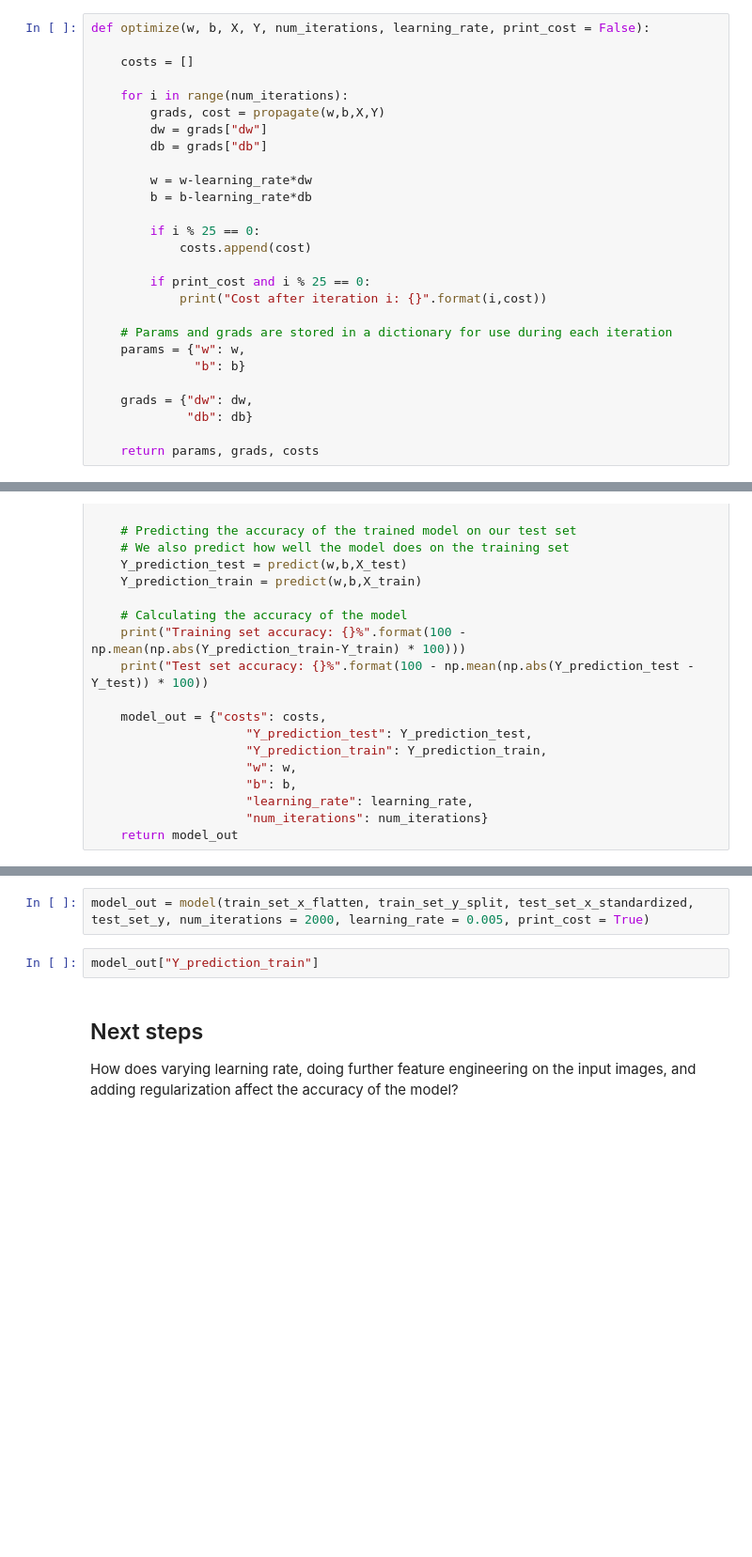
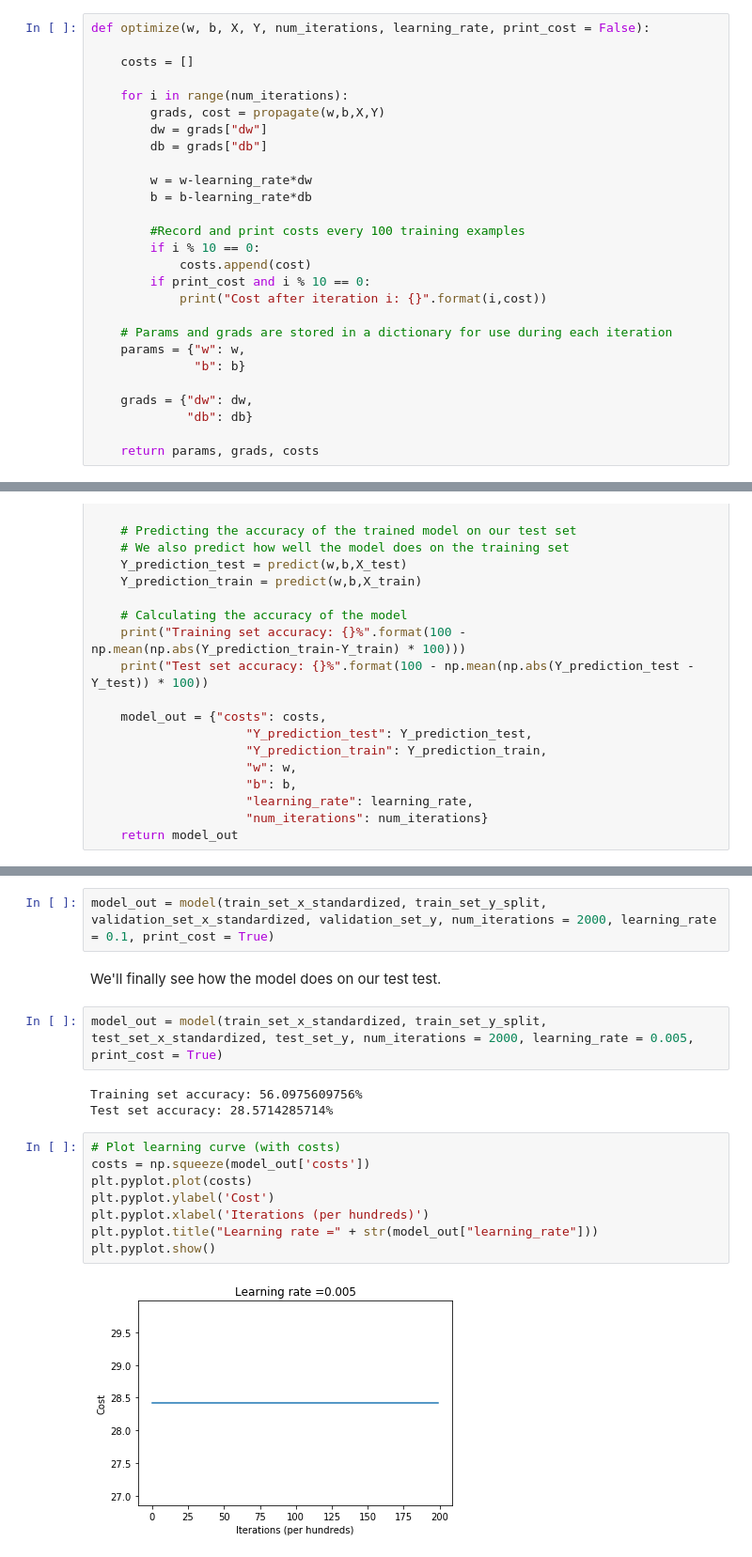
Before and after one commit to jissac/ScratchML, a Jupyter notebook: CatsvsDogs_Logistic_Regression.ipynb, the cells around one changed output, grey strips where cells are left out. Shown: that part at 94% size. Cells and saved outputs as stored; diff of their text form; blank space fills up the shorter version.

```diff
--- a/CatsvsDogs_Logistic_Regression.ipynb
+++ b/CatsvsDogs_Logistic_Regression.ipynb
@@ -207,10 +237,10 @@ def optimize(w, b, X, Y, num_iterations, learning_rate, print_cost = False):
         w = w-learning_rate*dw
         b = b-learning_rate*db
 
-        if i % 25 == 0:
+        #Record and print costs every 100 training examples
+        if i % 10 == 0:
             costs.append(cost)
-
-        if print_cost and i % 25 == 0:
+        if print_cost and i % 10 == 0:
             print("Cost after iteration i: {}".format(i,cost))
 
     # Params and grads are stored in a dictionary for use during each iteration
@@ -271,7 +320,19 @@ We've finally arrived at the moment of truth! How well does logistic regression
+# %%
+model_out = model(train_set_x_standardized, train_set_y_split, validation_set_x_standardized, validation_set_y, num_iterations = 2000, learning_rate = 0.1, print_cost = True)
+# %% [markdown]
+We'll finally see how the model does on our test test.
 # %%
-model_out = model(train_set_x_flatten, train_set_y_split, test_set_x_standardized, test_set_y, num_iterations = 2000, learning_rate = 0.005, print_cost = True)
+model_out = model(train_set_x_standardized, train_set_y_split, test_set_x_standardized, test_set_y, num_iterations = 2000, learning_rate = 0.005, print_cost = True)
+# %% [output]
+Training set accuracy: 56.0975609756%
+Test set accuracy: 28.5714285714%
-# %%
-model_out["Y_prediction_train"]
-# %% [markdown]
-## Next steps
-How does varying learning rate, doing further feature engineering on the input images, and adding regularization affect the accuracy of the model?
+# %%
+# Plot learning curve (with costs)
+costs = np.squeeze(model_out['costs'])
+plt.pyplot.plot(costs)
+plt.pyplot.ylabel('Cost')
+plt.pyplot.xlabel('Iterations (per hundreds)')
+plt.pyplot.title("Learning rate =" + str(model_out["learning_rate"]))
+plt.pyplot.show()
+# %% [output]
+[figure, added]
```
Also changed, not shown: parts of 10 cells of this notebook.
